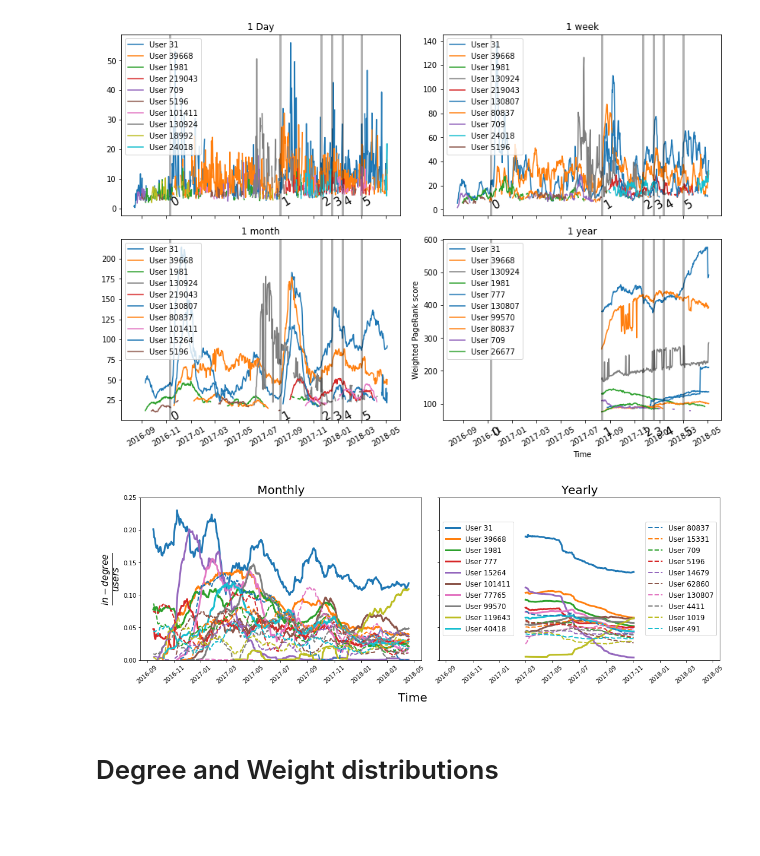
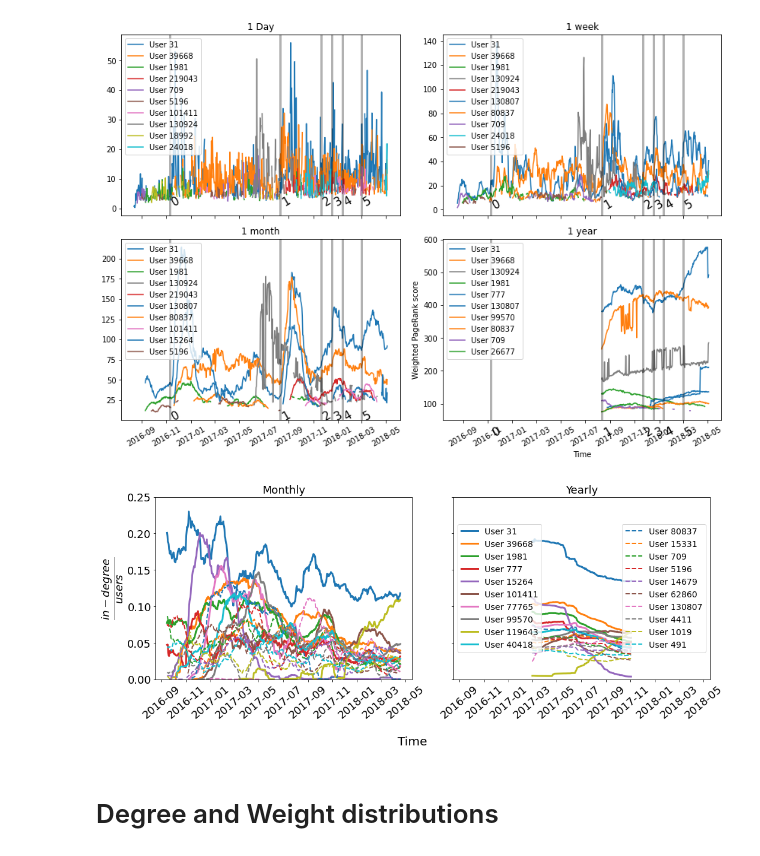
Before and after one commit to miratepuffin/Raphtory-Plots, a Jupyter notebook: GabPlots2.ipynb, the cells around one changed output. Cells and saved outputs as stored; diff of their text form; code cells hidden in the pictures; blank space fills up the shorter version.

```diff
--- a/GabPlots2.ipynb
+++ b/GabPlots2.ipynb
@@ -10,7 +10,21 @@ import json
 from pandas.io.json import json_normalize
 from datetime import datetime, timedelta
 
-from collections import Counter
+import matplotlib as mpl
+SMALL_SIZE = 18
+MEDIUM_SIZE = 26
+BIGGER_SIZE = 30
+
+mpl.rc('font', size=SMALL_SIZE)          # controls default text sizes
+mpl.rc('axes', titlesize=SMALL_SIZE)     # fontsize of the axes title
+mpl.rc('axes', labelsize=MEDIUM_SIZE)    # fontsize of the x and y labels
+mpl.rc('xtick', labelsize=SMALL_SIZE)    # fontsize of the tick labels
+mpl.rc('ytick', labelsize=SMALL_SIZE)    # fontsize of the tick labels
+mpl.rc('legend', fontsize=SMALL_SIZE)    # legend fontsize
+mpl.rc('figure', titlesize=BIGGER_SIZE)
+
+
+from collections import Counter, defaultdict
 import itertools
 
 import networkx as nx
@@ -159,7 +173,7 @@ def get_deg_trajectory(user, pr):
     traj = np.asarray(list(pr['TopUsers'].apply(lambda row: get_degree(row,user))))/pr['vertices']
     return traj
 # %%
-fig, axes = plt.subplots(nrows=1,ncols=2,figsize=(15,5), sharex=True, sharey=True)
+fig, axes = plt.subplots(nrows=1,ncols=2,figsize=(15,6), sharex=True, sharey=True)
 
 file = "degree/gab-selective-degree.json"
 vfile = "degree/degreewindows.json"
@@ -200,39 +214,39 @@ for i, ax in enumerate(axes.flatten()):
     left_user_labels, right_user_labels = [], []
     left_user_plots, right_user_plots = [], []
     for k, user in enumerate(list(top)):
         if k<10:
             left_user_plots.append(ax.plot(times,get_deg_trajectory(user,mo),color=linecols[user], linewidth=3)[0])
             left_user_labels.append("User "+str(user))
         else:
             right_user_plots.append(ax.plot(times,get_deg_trajectory(user,mo),color=linecols[user], linewidth=2, linestyle="--")[0])
             right_user_labels.append("User "+str(user))
     index=1
     for event in events.keys():
         #ax.axvline(x=event, color='black', alpha=0.3, linewidth=3)
         #ax.text(event, 0.8, str(index), rotation=30, fontsize=15)
         index +=1
     ax.xaxis.set_tick_params(rotation=40)
     #ax.legend(framealpha=0.6)
     ax.set_ylim(0,0.25)
-    ax.set_title(name,fontsize=20)
+    ax.set_title(name)
 
 index=1
 for event in events.keys():
     #axes[0].axvline(x=event, color='black', alpha=0.3, linewidth=3)
     #axes[0].text(events[event], 0.22, str(index), rotation=30, fontsize=15)
     index +=1
-l1 = plt.legend(left_user_plots, left_user_labels, loc='center left', fontsize=12)
-l2 = plt.legend(right_user_plots, right_user_labels, loc='center right',fontsize=12)
+l1 = plt.legend(left_user_plots, left_user_labels, fontsize=14,loc='center left')
+l2 = plt.legend(right_user_plots, right_user_labels, fontsize=14, loc='center right')
 plt.gca().add_artist(l1)
 
 fig.text(0.5, -0.05, 'Time', fontsize=20, ha='center')
 
-axes[0].set_ylabel(r'$\frac{in-degree}{users}$', fontsize=22)
+axes[0].set_ylabel(r'$\frac{in-degree}{users}$', fontsize=26)
 plt.tight_layout()
-plt.savefig('Graphs/DegreeTrajectoriesSelective.png')
+plt.savefig('Graphs/DegreeTrajectories.png')
 plt.show()
 # %% [output]
-[figure, old version]
+[figure, new version]
 # %% [markdown]
 # Degree and Weight distributions
 # %%
```
Also changed, not shown: parts of 1 cell of this notebook, 12 other files.
